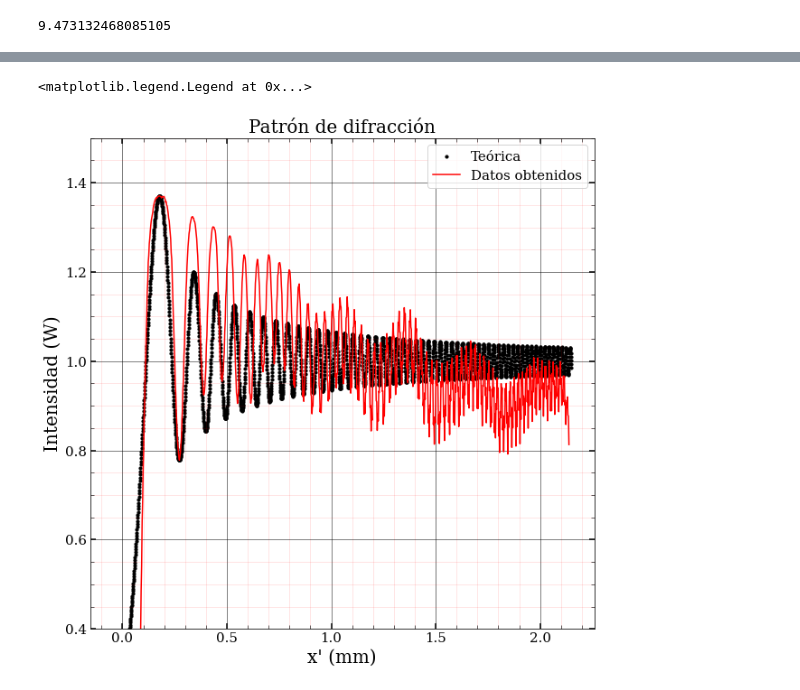
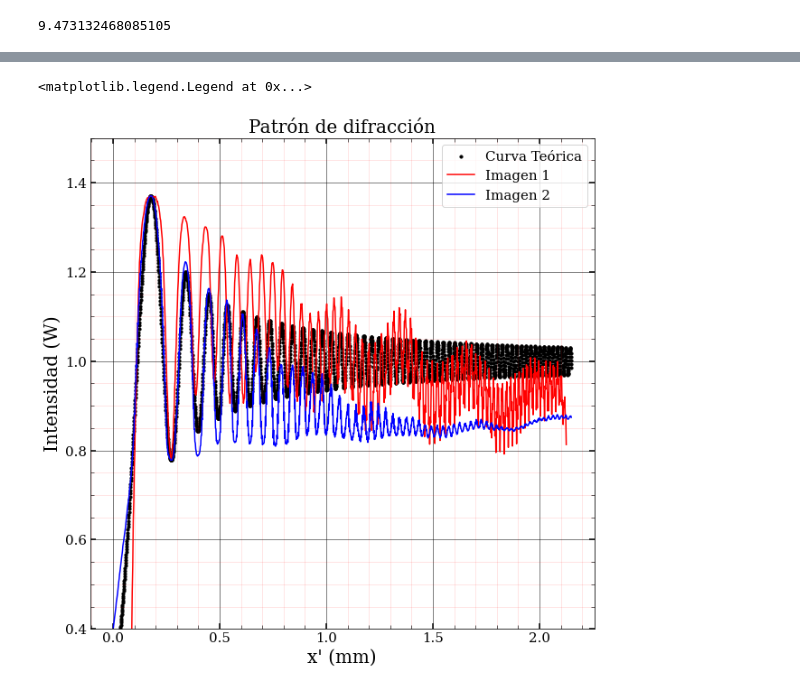
Before and after one commit to ojedarcelo/ondascodigos, a Jupyter notebook: LAB6/lab6_ondas.ipynb, the cells around one changed output, grey strips where cells are left out. Drawn from its saved outputs; the diff is of its cells as text; code cells hidden in the pictures.

```diff
--- a/LAB6/lab6_ondas.ipynb
+++ b/LAB6/lab6_ondas.ipynb
@@ -155,7 +50,0 @@ array([104, 120, 136, 264, 764], dtype=int64)
-# %%
-fig, ax = plt.subplots(figsize=(10, 10))
-ax.scatter(data['Distance_(pixels)'], (data['Gray_Value'] - mean_noise), color='black', s=10)
-for peak in peaks:
-    ax.axvline(data['Distance_(pixels)'][peak], color='red', linestyle='--')
-for local_minimum in local_minima:
-    ax.axvline(data['Distance_(pixels)'][local_minimum], color='blue', linestyle='--')
@@ -164,6 +50,0 @@ for local_minimum in local_minima:
-# %%
-i_0_peak_m, i_0_peak = teorica['x_prime'][1471], teorica['i_p'][1471]
-i_0_antipeak_m, i_0_antipeak = teorica['x_prime'][1590], teorica['i_p'][1590]
-# %%
-data_peak_m, data_peak = data['Distance_(pixels)'][803], data['Gray_Value'][803]
-data_antipeak_m, data_antipeak = data['Distance_(pixels)'][764], data['Gray_Value'][764]
@@ -186,29 +141,35 @@ plt.rcParams.update({
     'font.family': 'serif',
     'font.weight': 'normal'
 })
+# %%
+calibrated_data = read_data_calibrate(os.path.join('DATOS', 'WIN_20231122_09_18_23_Pro.csv'), mean_noise, teorica)
+calibrated_data_1 = read_data_calibrate(os.path.join('DATOS', 'WIN_20231122_09_05_42_Pro.csv'), mean_noise, teorica)
+calibrated_data_2 = read_data_calibrate(os.path.join('DATOS', 'WIN_20231122_09_05_25_Pro.csv'), mean_noise, teorica)
 # %%
 fig, ax = plt.subplots(figsize=(10, 10))
-ax.scatter((x_prime_array * u.m).to(u.mm), i_p(x_prime_array, wavelength, i_0, z_0), color='black', s=10, label='Teórica')
-ax.plot((np.array(fit(data['Distance_(pixels)'], *popt)) * u.m).to(u.mm), fit2(data['Gray_Value'], *popt2), color='red', label='Datos obtenidos')
+ax.scatter((x_prime_array * u.m).to(u.mm), i_p(x_prime_array, wavelength, i_0, z_0), color='black', s=10, label='Curva Teórica')
+ax.plot(calibrated_data['Distance_(mm)'], calibrated_data['Intensity'], color='red', label='Imagen 1')
+ax.plot(calibrated_data_1['Distance_(mm)'], calibrated_data_1['Intensity'], color='blue', label='Imagen 2')
+
 ax.set_ylim(0.4, 1.5)
 
 ax.set_ylabel(r'Intensidad (W)', fontsize=20)
 ax.set_xlabel(r"x' (mm)", fontsize=20)
 ax.set_title('Patrón de difracción', fontsize=20)
 
 ax.xaxis.set_minor_locator(MultipleLocator(0.1))
 ax.yaxis.set_minor_locator(MultipleLocator(0.05))
 
 ax.tick_params(axis='both', labelsize=15, direction='in', right=True, top=True,
                 length=6, width=1.5, grid_color='black', grid_alpha=1, grid_linestyle="-",
                 grid_linewidth=0.5)
 
 ax.tick_params(which='minor', length=4, color='black', direction='in', top=True, right=True,
                 grid_alpha=0.2, grid_linewidth=0.5, grid_linestyle="-",grid_color='r')
 
 
 ax.grid(True, which='both')
 ax.legend(fontsize=15, markerscale=1)
 # %% [output]
 <matplotlib.legend.Legend at 0x...>
-[figure, old version]
+[figure, new version]
```
Also changed, not shown: parts of 30 cells of this notebook, 6 other files.
